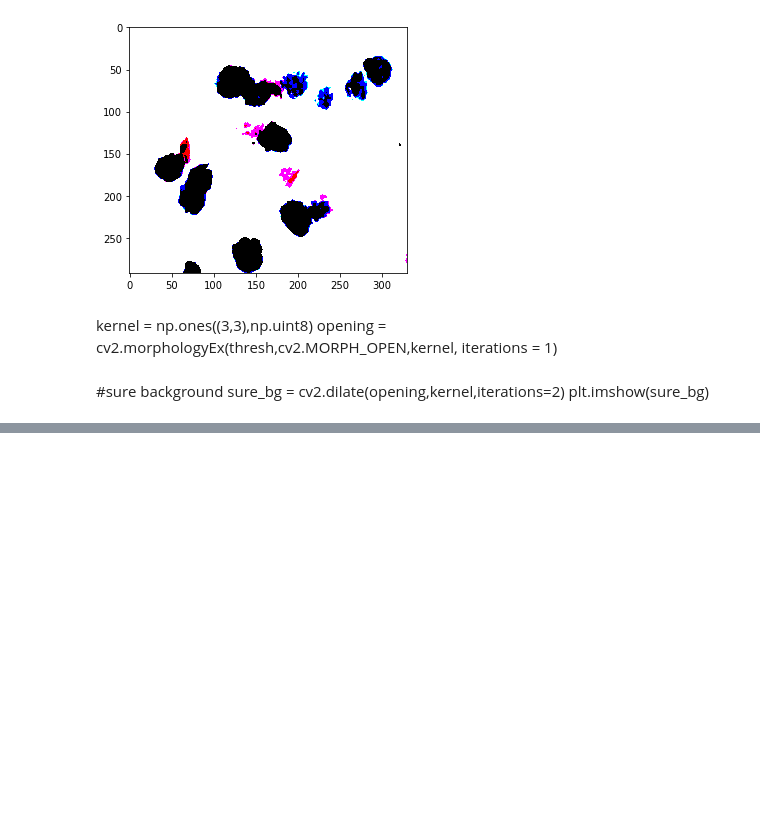
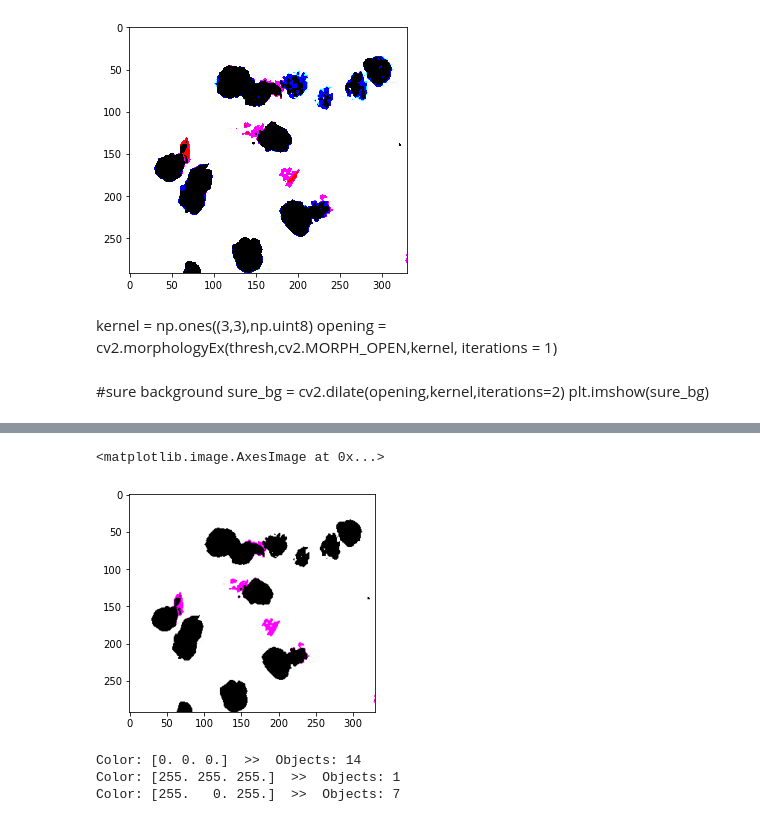
Before and after one commit to isbhsun/cell-image, a Jupyter notebook: Preprocessing.ipynb, the cells around one changed output, grey strips where cells are left out. Drawn from its saved outputs; the diff is of its cells as text; code cells hidden in the pictures; blank space fills up the shorter version.

```diff
--- a/Preprocessing.ipynb
+++ b/Preprocessing.ipynb
@@ -118,0 +106,48 @@ Dots number: 2
+# %%
+def change_color(image, c_orig, c_new):
+    colors = {'red': [255, 0, 0],
+      'fushia': [255, 0, 255],
+      'green': [0, 255, 0],
+      'cyan': [0, 255, 255],
+      'blue': [0, 0, 255],
+      'yellow': [255, 255, 0],
+      'white': [255, 255, 255],
+      'black': [0, 0, 0]
+     }
+
+    r1, g1, b1 = colors[c_orig]
+    r2, g2, b2 = colors[c_new]
+
+
+
+    red, green, blue = thresh[:,:,0], thresh[:,:,1], thresh[:,:,2]
+    mask = (red == r1) & (green == g1) & (blue == b1)
+    new_image = image.copy()
+    new_image[:,:,:3][mask] = [r2, g2, b2]
+    return new_image
+# %%
+im1 = change_color(thresh, 'blue', 'black')
+im2 = change_color(im1, 'cyan', 'black')
+im3 = change_color(im2, 'red', 'fushia')
+im4 = change_color(im3, 'yellow', 'black')
+# %%
+plt.imshow(im4)
+# %% [output]
+<matplotlib.image.AxesImage at 0x...>
+[figure, added]
+# %%
+rows, cols, bands = opening.shape
+X = im4.reshape(rows*cols, bands)
+
+kmeans = KMeans(n_clusters=3, random_state=0).fit(X)
+labels = kmeans.labels_.reshape(rows, cols)
+
+for i in np.unique(labels):
+    blobs = np.int_(morphology.binary_opening(labels == i))
+    color = np.around(kmeans.cluster_centers_[i])
+    count = len(np.unique(measure.label(blobs))) - 1
+    print('Color: {}  >>  Objects: {}'.format(color, count))
+# %% [output]
+Color: [0. 0. 0.]  >>  Objects: 14
+Color: [255. 255. 255.]  >>  Objects: 1
+Color: [255.   0. 255.]  >>  Objects: 7
```
Also changed, not shown: parts of 22 cells of this notebook.
